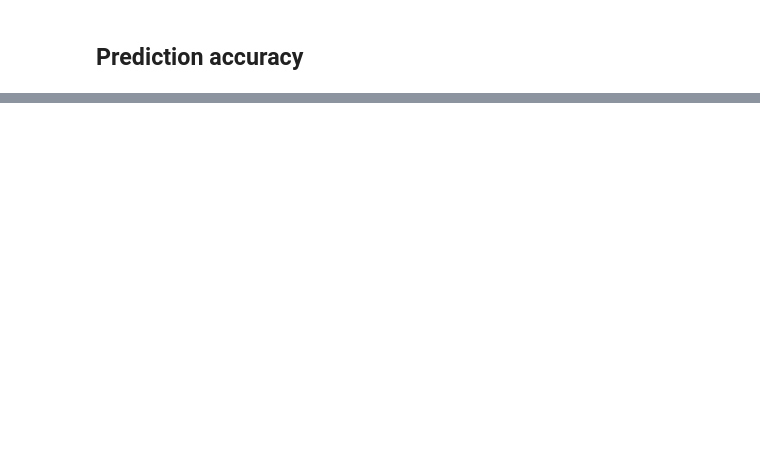
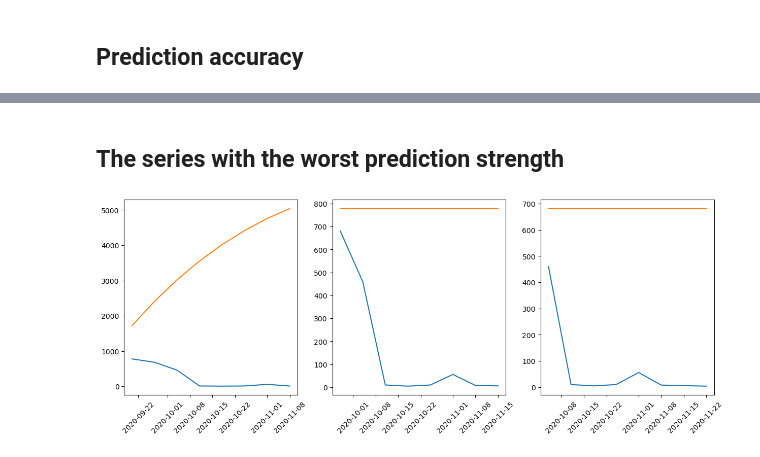
Before and after one commit to nikolaj278/electronics-store-warehouse-optimisation, a Jupyter notebook: notebooks/simplified_notebook.ipynb, the cells around one changed output, grey strips where cells are left out. Cells and saved outputs as stored; diff of their text form; code cells hidden in the pictures; blank space fills up the shorter version.

```diff
--- a/notebooks/simplified_notebook.ipynb
+++ b/notebooks/simplified_notebook.ipynb
@@ -69,7 +71,7 @@ print(df_for_fit.head())
 sf = StatsForecast(
     models=[
         AutoARIMA(
-            # season_length=13,
+            season_length=13,
             start_p=0,
             start_q=0,
             max_d=2
@@ -79,4 +81,4 @@ sf = StatsForecast(
     n_jobs=-1
 )
 
-sf.fit(df_for_fit[df_for_fit["unique_id"] == prod_idx[69]]);
+sf.fit(df_for_fit);
@@ -237,0 +187,39 @@ tests
+# %% [markdown]
+## The series with the worst prediction strength
+# %%
+k = 49
+
+# fit ARIMA for every series with AutoARIMA
+sf_k = StatsForecast(
+    models=[
+        AutoARIMA(
+            season_length=13,
+            start_p=0,
+            start_q=0,
+            max_d=2
+        )
+    ],
+    freq="W",
+    n_jobs=-1
+)
+
+sf_k.fit(df_for_fit[df_for_fit["unique_id"] == prod_idx[k]]);
+# %%
+cv = sf_k.cross_validation(
+    df=df_for_fit[df_for_fit["unique_id"] == prod_idx[k]],
+    h=8,
+    n_windows=3
+)
+# %%
+h = 8
+n_windows = 3
+lst = [cv[cv["unique_id"] == prod_idx[k]][i:i+h] for i in range(0, h * n_windows - 1, h)]
+
+fig, axs = plt.subplots(1, n_windows, figsize=(15, 5))
+
+for i, d in enumerate(lst):
+    axs[i].plot(d.ds, d.y)
+    axs[i].plot(d.ds, d.AutoARIMA)
+    axs[i].tick_params("x", labelrotation=45)
+# %% [output]
+[figure, added]
```
Also changed, not shown: parts of 16 cells of this notebook, 1 other file.
